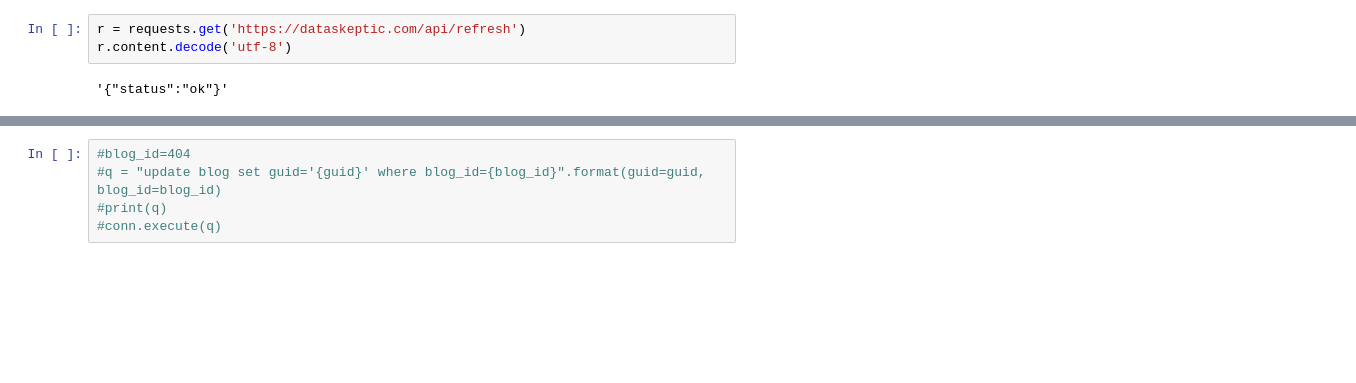
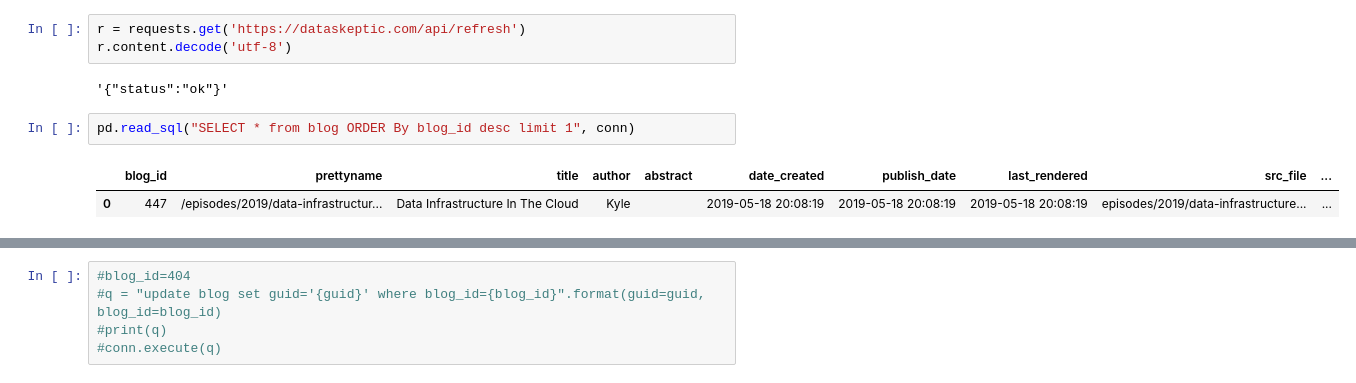
Before and after one commit to data-skeptic/dataskeptic.com, a Jupyter notebook: notebooks/update-related-content.ipynb, the cells around one changed output, grey strips where cells are left out. Drawn from its saved outputs; the diff is of its cells as text; blank space fills up the shorter version.

```diff
--- a/notebooks/update-related-content.ipynb
+++ b/notebooks/update-related-content.ipynb
@@ -81,3 +143,8 @@ r = requests.get('https://dataskeptic.com/api/refresh')
 r.content.decode('utf-8')
 # %% [output]
 '{"status":"ok"}'
+# %%
+pd.read_sql("SELECT * from blog ORDER By blog_id desc limit 1", conn)
+# %% [output]
+|  | blog_id | prettyname | title | author | abstract | date_created | publish_date | last_rendered | src_file | ... |
+| 0 | 447 | /episodes/2019/data-infrastructur... | Data Infrastructure In The Cloud | Kyle |  | 2019-05-18 20:08:19 | 2019-05-18 20:08:19 | 2019-05-18 20:08:19 | episodes/2019/data-infrastructure... | ... |
```
Also changed, not shown: parts of 26 cells of this notebook, 1 other file.
